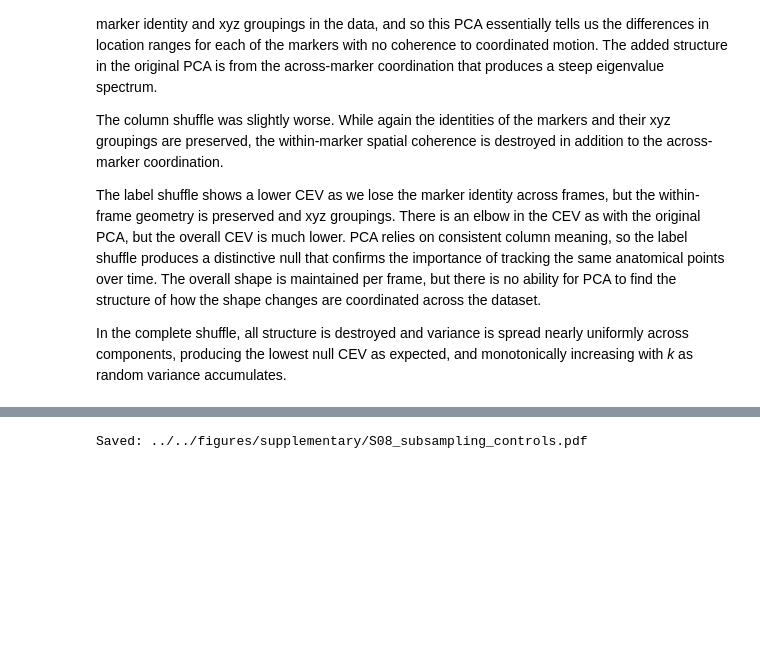
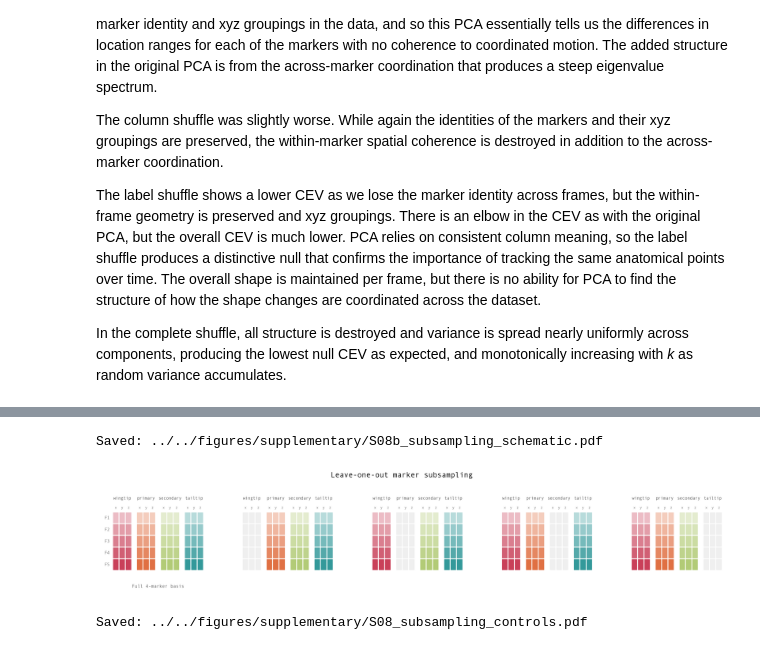
Before and after one commit to LydiaFrance/kinematic-morphospace, a Jupyter notebook: examples/hawks/06_RobustnessValidation.ipynb, the cells around one changed output, grey strips where cells are left out. Cells and saved outputs as stored; diff of their text form; code cells hidden in the pictures; blank space fills up the shorter version.

```diff
--- a/examples/hawks/06_RobustnessValidation.ipynb
+++ b/examples/hawks/06_RobustnessValidation.ipynb
@@ -415,3 +421,11 @@ We rerun PCA on all C(4,1) = 4 leave-one-out combinations and compare each reduc
+# %%
+# Standalone schematic
+fig = plot_subsampling_schematic()
+save_figure(fig, '../../figures/supplementary/S08b_subsampling_schematic.pdf')
+plt.show()
+# %% [output]
+Saved: ../../figures/supplementary/S08b_subsampling_schematic.pdf
+[figure, added]
 # %%
 marker_names = ["wingtip", "primary", "secondary", "tailtip"]
 full_pcs = principal_components  # (12, 12) from full PCA
```
Also changed, not shown: parts of 7 cells of this notebook.
